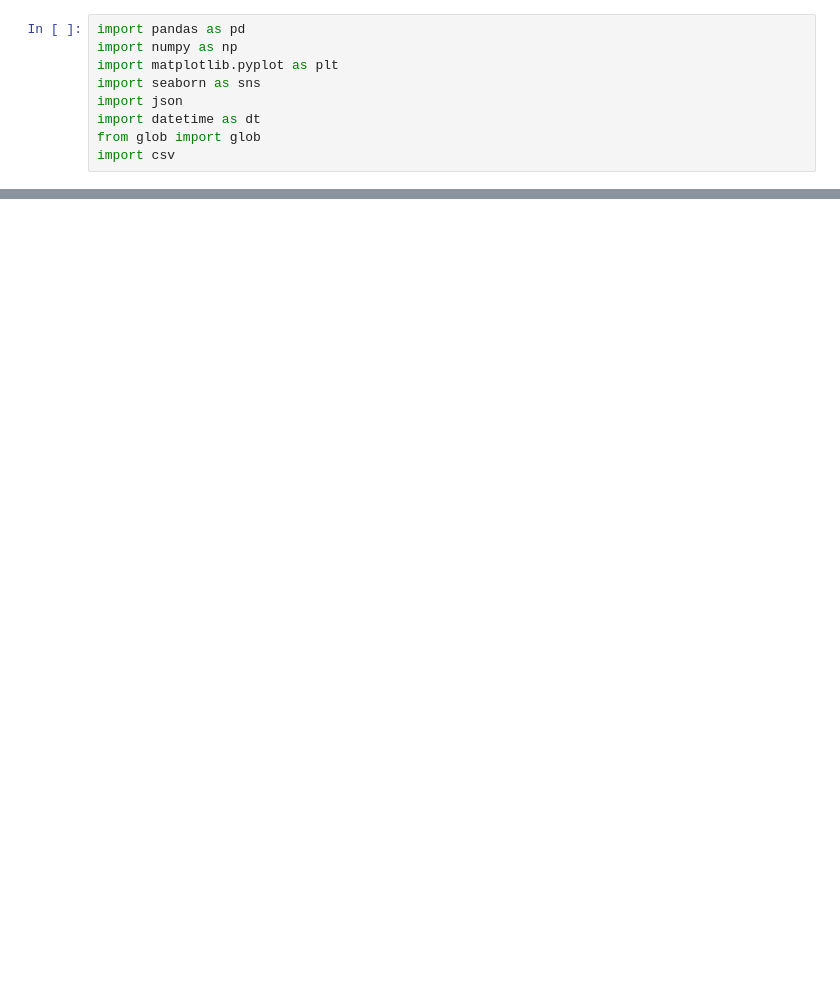
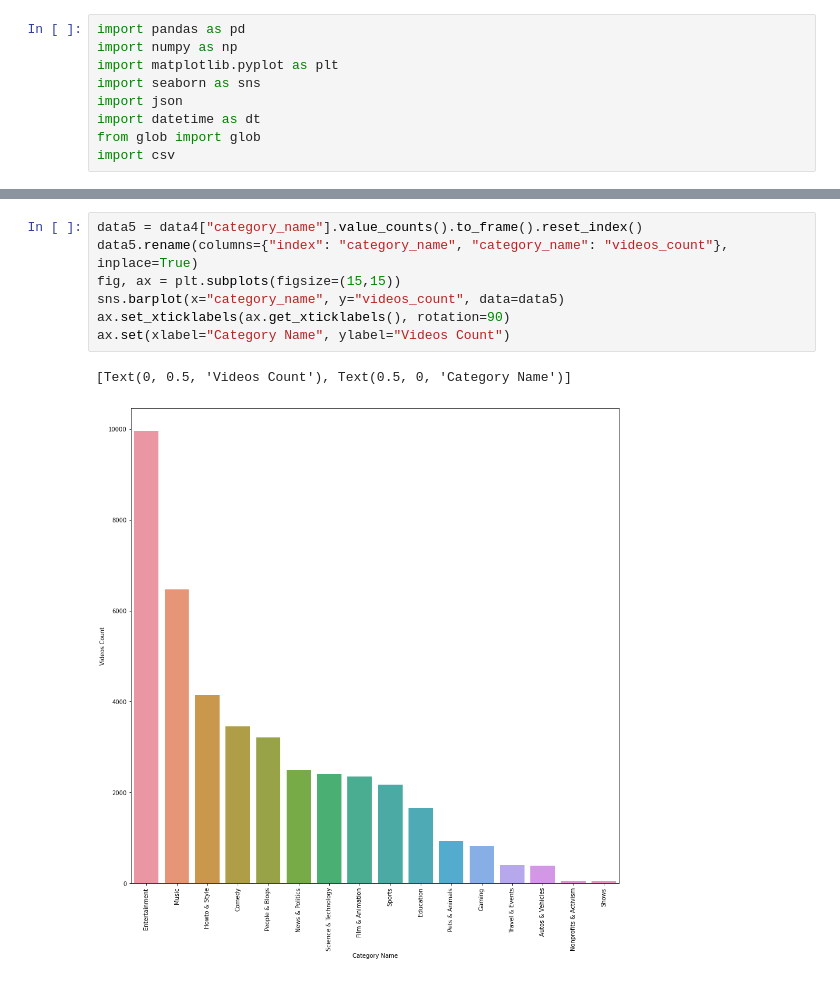
Before and after one commit to mjijas/DS_Project_2020, a Jupyter notebook: DSProject.ipynb, the cells around one changed output, grey strips where cells are left out. Drawn from its saved outputs; the diff is of its cells as text; blank space fills up the shorter version.

```diff
--- a/DSProject.ipynb
+++ b/DSProject.ipynb
@@ -99,0 +134,10 @@ data4.head()
+# %%
+data5 = data4["category_name"].value_counts().to_frame().reset_index()
+data5.rename(columns={"index": "category_name", "category_name": "videos_count"}, inplace=True)
+fig, ax = plt.subplots(figsize=(15,15))
+sns.barplot(x="category_name", y="videos_count", data=data5)
+ax.set_xticklabels(ax.get_xticklabels(), rotation=90)
+ax.set(xlabel="Category Name", ylabel="Videos Count")
+# %% [output]
+[Text(0, 0.5, 'Videos Count'), Text(0.5, 0, 'Category Name')]
+[figure, added]
```
Also changed, not shown: parts of 5 cells of this notebook.
